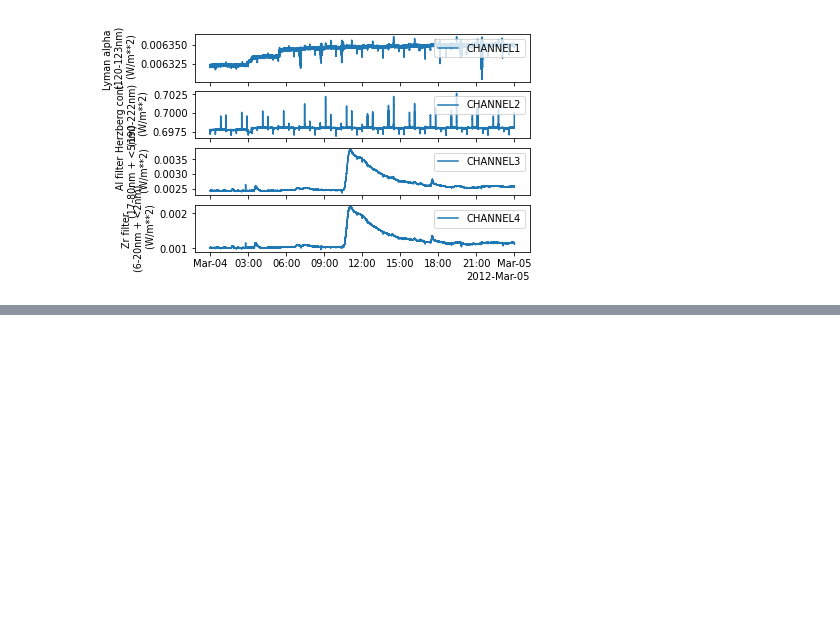
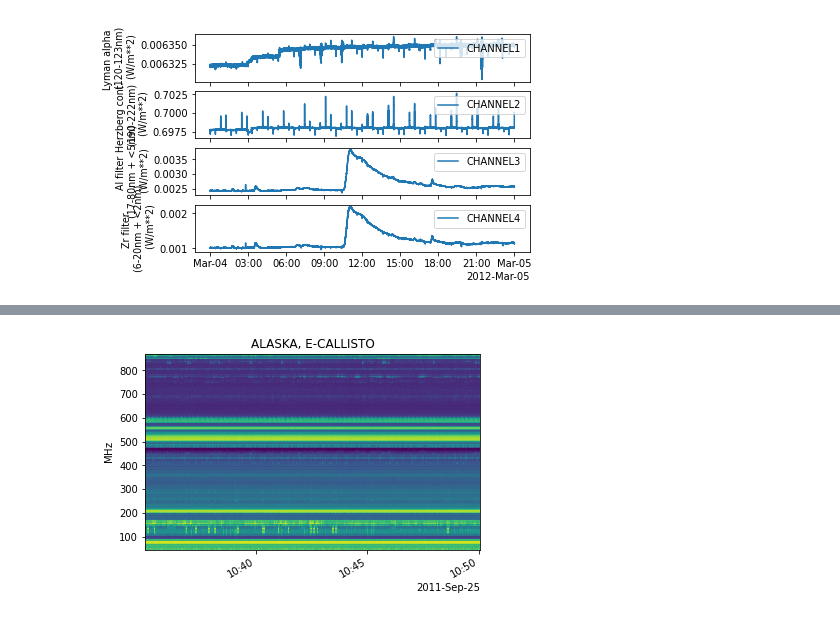
Before and after one commit to starAwesome123/sunpy-lyra-data-pipeline, a Jupyter notebook: main.ipynb, the cells around one changed output, grey strips where cells are left out. Drawn from its saved outputs; the diff is of its cells as text; code cells hidden in the pictures; blank space fills up the shorter version.

Commit message:
Adding CALLISTO

```diff
--- a/main.ipynb
+++ b/main.ipynb
@@ -66,0 +90,26 @@ else:
+# %%
+from sunpy.net import Fido, attrs as a
+from radiospectra import net
+from radiospectra.spectrogram2 import Spectrogram   # ✅ spectrogram2, not spectrogram
+import matplotlib.pyplot as plt
+
+result = Fido.search(
+    a.Time('2011/09/25 10:30', '2011/09/25 10:45'),
+    a.Instrument('eCALLISTO'),
+    net.Observatory('ALASKA')
+)
+
+
+files = Fido.fetch(result[0, 0], overwrite=True)
+
+if len(files) > 0:
+    try:
+        spec = Spectrogram(files[0])               # ✅ plain string works here
+        spec.plot()
+        plt.show()
+    except Exception as e:
+        print(f"Error loading spectrogram: {e}")
+else:
+    print("No e-Callisto data found")
+# %% [output]
+[figure, added]
```
Also changed, not shown: parts of 1 cell of this notebook, 1 other file.
